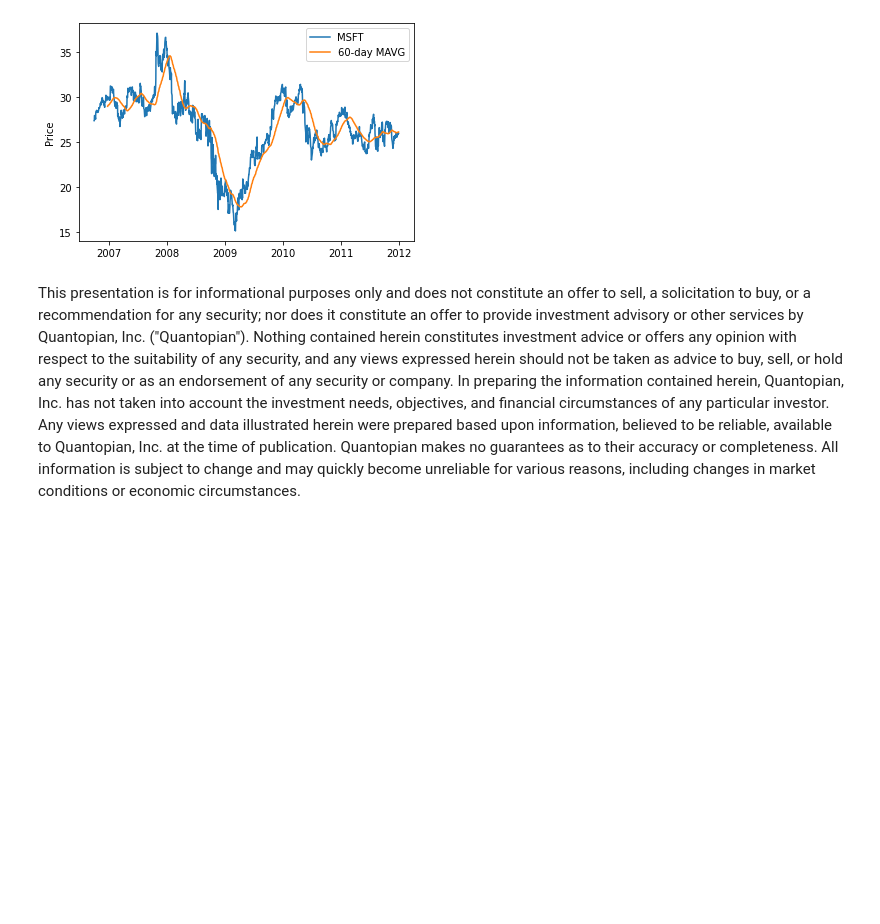
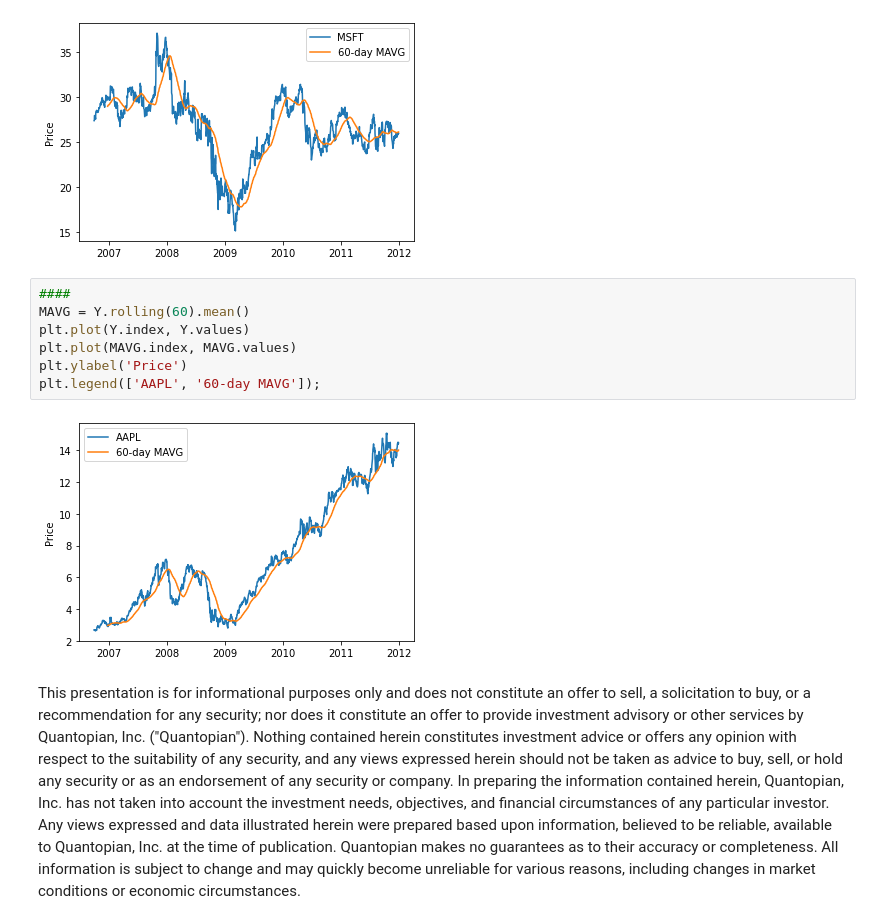
Before and after one commit to dleonmu/MetNumUN2021I, a Jupyter notebook: Lab1/dleonmulecture1.ipynb, the cells around one changed output. Saved outputs shown, nothing was run; the diff lists cells and outputs as text; blank space fills up the shorter version.

```diff
--- a/Lab1/dleonmulecture1.ipynb
+++ b/Lab1/dleonmulecture1.ipynb
@@ -381,5 +376,14 @@ plt.ylabel('Price')
 plt.legend(['MSFT', '60-day MAVG']);
 # %% [output]
 [figure]
+# %%
+####
+MAVG = Y.rolling(60).mean()
+plt.plot(Y.index, Y.values)
+plt.plot(MAVG.index, MAVG.values)
+plt.ylabel('Price')
+plt.legend(['AAPL', '60-day MAVG']);
+# %% [output]
+[figure, added]
 # %% [markdown]
 This presentation is for informational purposes only and does not constitute an offer to sell, a solicitation to buy, or a recommendation for any security; nor does it constitute an offer to provide investment advisory or other services by Quantopian, Inc. ("Quantopian"). Nothing contained herein constitutes investment advice or offers any opinion with respect to the suitability of any security, and any views expressed herein should not be taken as advice to buy, sell, or hold any security or as an endorsement of any security or company. In preparing the information contained herein, Quantopian, Inc. has not taken into account the investment needs, objectives, and financial circumstances of any particular investor. Any views expressed and data illustrated herein were prepared based upon information, believed to be reliable, available to Quantopian, Inc. at the time of publication. Quantopian makes no guarantees as to their accuracy or completeness. All information is subject to change and may quickly become unreliable for various reasons, including changes in market conditions or economic circumstances.
```
Also changed, not shown: parts of 16 cells of this notebook, 1 other file.
